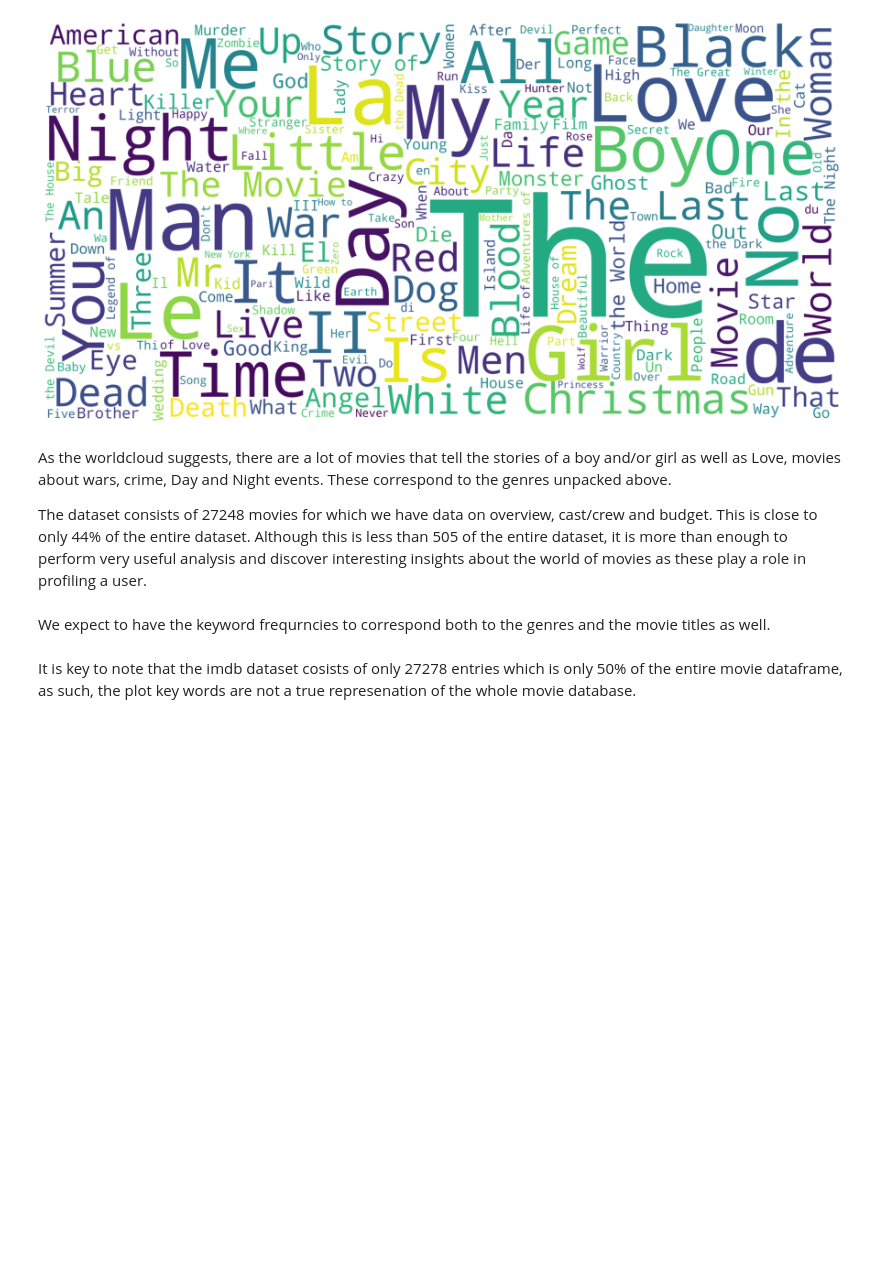
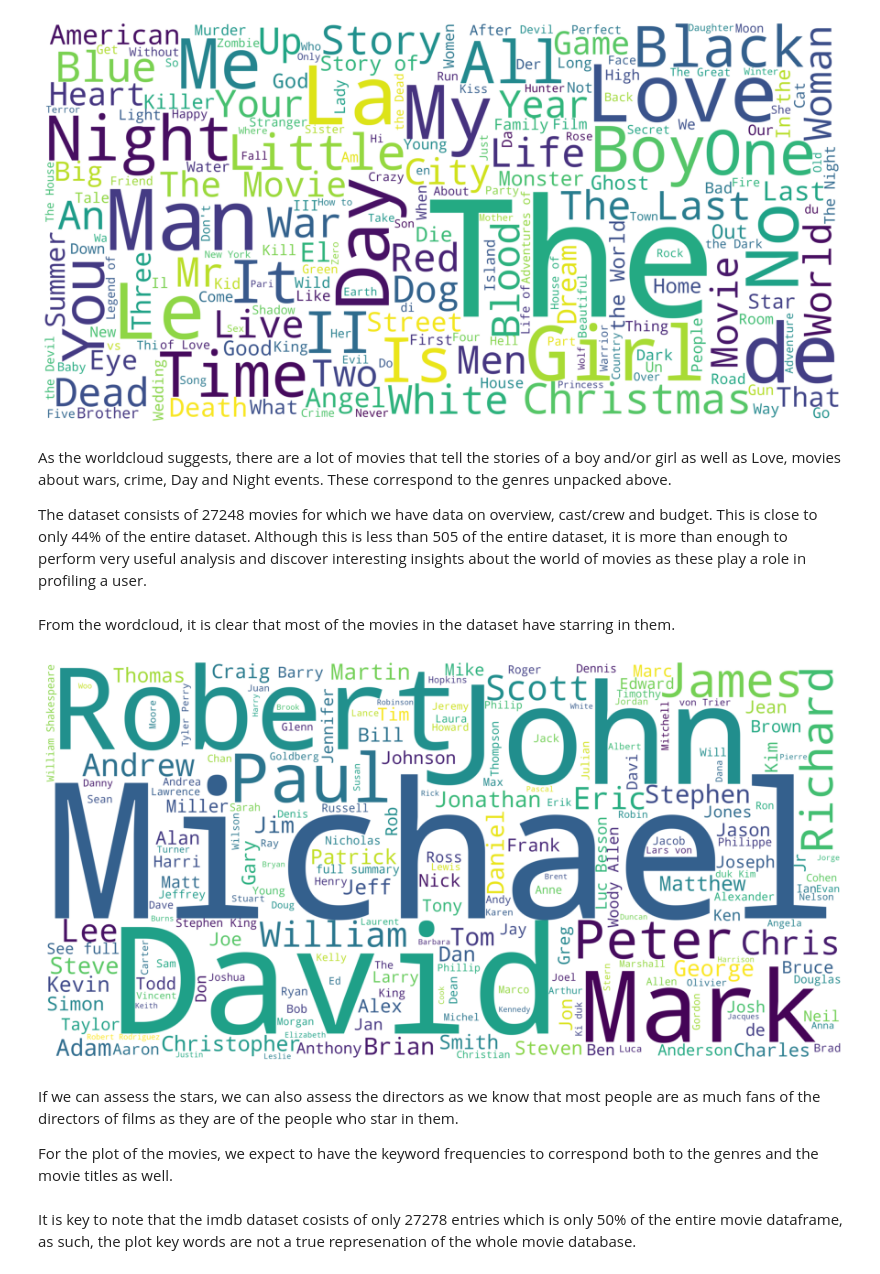
Before and after one commit to Ms-Noxolo/Team_EN3_Jozi, a Jupyter notebook: Predict_Notebook.ipynb, the cells around one changed output. Saved outputs shown, nothing was run; the diff lists cells and outputs as text; code cells hidden in the pictures; blank space fills up the shorter version.

```diff
--- a/Predict_Notebook.ipynb
+++ b/Predict_Notebook.ipynb
@@ -646,18 +646,24 @@ plt.show()
 As the worldcloud suggests, there are a lot of movies that tell the stories of a boy and/or girl as well as Love, movies about wars, crime, Day and Night events. These correspond to the genres unpacked above.
 
 The dataset consists of 27248 movies for which we have data on overview, cast/crew and budget. This is close to only 44% of the entire dataset. Although this is less than 505 of the entire dataset, it is more than enough to perform very useful analysis and discover interesting insights about the world of movies as these play a role in profiling a user.
+# %% [markdown]
+From the wordcloud, it is clear that most of the movies in the dataset have starring in them.
 # %%
-# Looking at the plots and checking for any similarity
-metadata['title_cast'] = metadata['title_cast'].fillna(" ").astype('str')
-cast_corpus = ' '.join(metadata['title_cast'])
+# Looking at the directors of these movies
+metadata['director'] = metadata['director'].fillna(" ").astype('str')
+director_corpus = ' '.join(metadata['director'])
 # Generating the wordcolud
-cast_wordcloud = WordCloud(background_color='white', height=2000, width=4000).generate(cast_corpus)
+dir_wordcloud = WordCloud(background_color='white', height=2000, width=4000).generate(director_corpus)
 plt.figure(figsize=(16,8))
-plt.imshow(cast_wordcloud)
+plt.imshow(dir_wordcloud)
 plt.axis('off')
 plt.show()
+# %% [output]
+[figure, added]
-# %% [markdown]
-We expect to have the keyword frequrncies to correspond both to the genres and the movie titles as well.
+# %% [markdown]
+If we can assess the stars, we can also assess the directors as we know that most people are as much fans of the directors of films as they are of the people who star in them.
+
+For the plot of the movies, we expect to have the keyword frequencies to correspond both to the genres and the movie titles as well.
 # %%
 # Looking at the plots and checking for any similarity
 metadata['plot_keywords'] = metadata['plot_keywords'].fillna(" ").astype('str')
```
